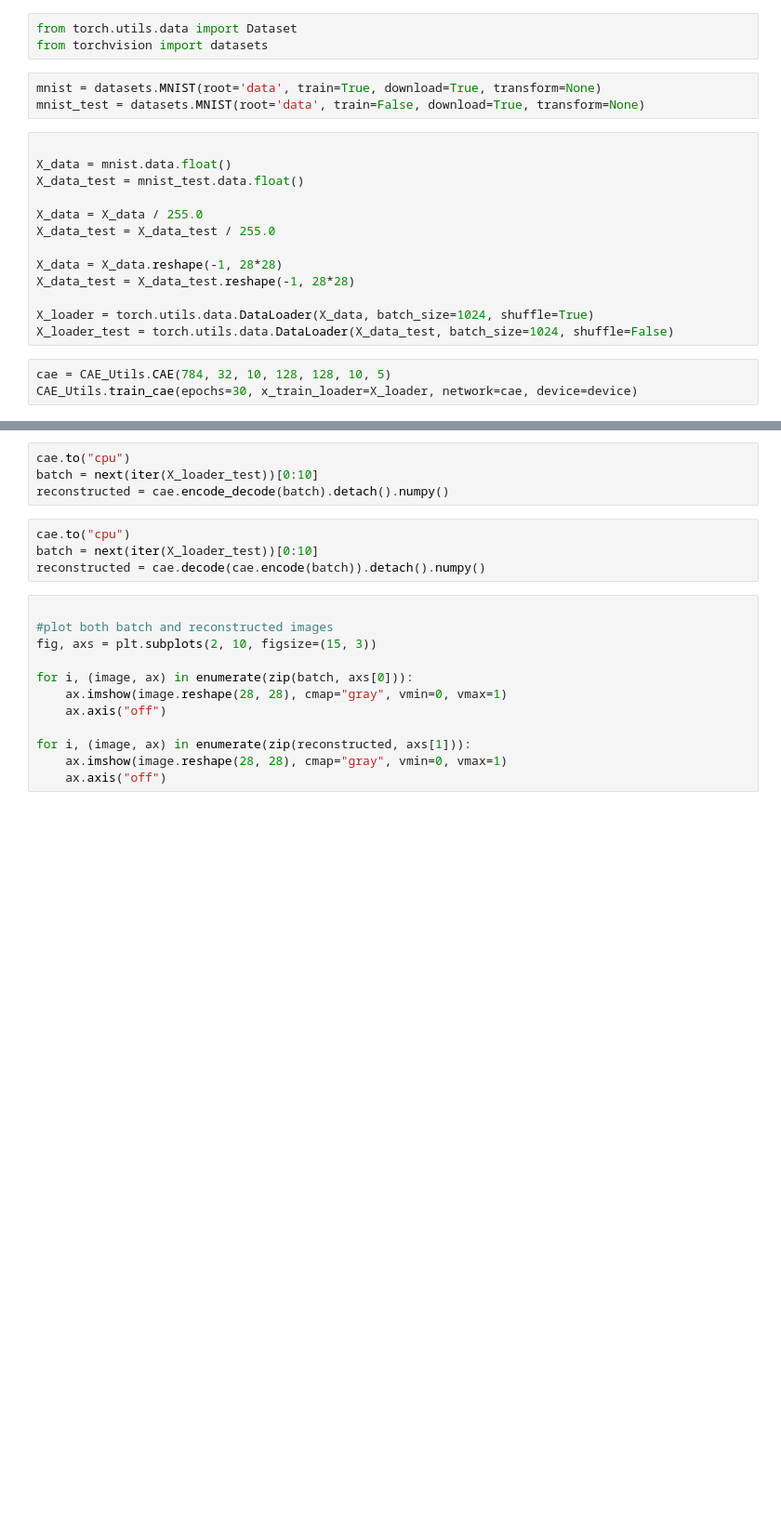
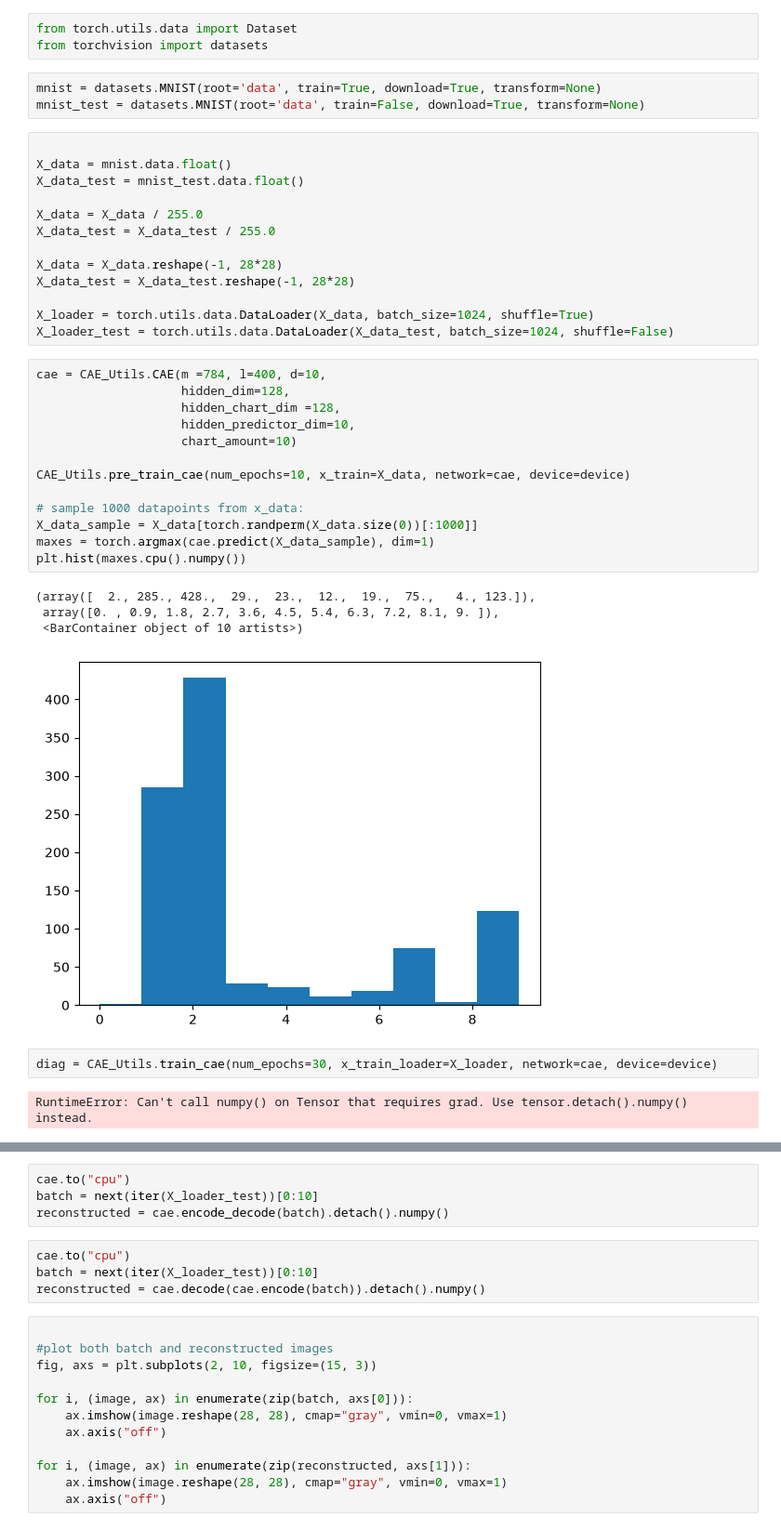
Before and after one commit to kenn50/Geometric-Deep-Learning, a Jupyter notebook: experiments/CAE_TEST.ipynb, the cells around one changed output, grey strips where cells are left out. Shown at 93% size. Drawn from its saved outputs; the diff is of its cells as text; blank space fills up the shorter version.

```diff
--- a/experiments/CAE_TEST.ipynb
+++ b/experiments/CAE_TEST.ipynb
@@ -27,6 +27,25 @@ X_data_test = X_data_test.reshape(-1, 28*28)
 
 X_loader = torch.utils.data.DataLoader(X_data, batch_size=1024, shuffle=True)
 X_loader_test = torch.utils.data.DataLoader(X_data_test, batch_size=1024, shuffle=False)
+# %%
+cae = CAE_Utils.CAE(m =784, l=400, d=10,
+                    hidden_dim=128,
+                    hidden_chart_dim =128,
+                    hidden_predictor_dim=10,
+                    chart_amount=10)
+
+CAE_Utils.pre_train_cae(num_epochs=10, x_train=X_data, network=cae, device=device)
+
+# sample 1000 datapoints from x_data:
+X_data_sample = X_data[torch.randperm(X_data.size(0))[:1000]]
+maxes = torch.argmax(cae.predict(X_data_sample), dim=1)
+plt.hist(maxes.cpu().numpy())
+# %% [output]
+(array([  2., 285., 428.,  29.,  23.,  12.,  19.,  75.,   4., 123.]),
+ array([0. , 0.9, 1.8, 2.7, 3.6, 4.5, 5.4, 6.3, 7.2, 8.1, 9. ]),
+ <BarContainer object of 10 artists>)
+[figure, added]
 # %%
-cae = CAE_Utils.CAE(784, 32, 10, 128, 128, 10, 5)
-CAE_Utils.train_cae(epochs=30, x_train_loader=X_loader, network=cae, device=device)
+diag = CAE_Utils.train_cae(num_epochs=30, x_train_loader=X_loader, network=cae, device=device)
+# %% [output]
+RuntimeError: Can't call numpy() on Tensor that requires grad. Use tensor.detach().numpy() instead.
```
Also changed, not shown: parts of 8 cells of this notebook, 3 other files.
